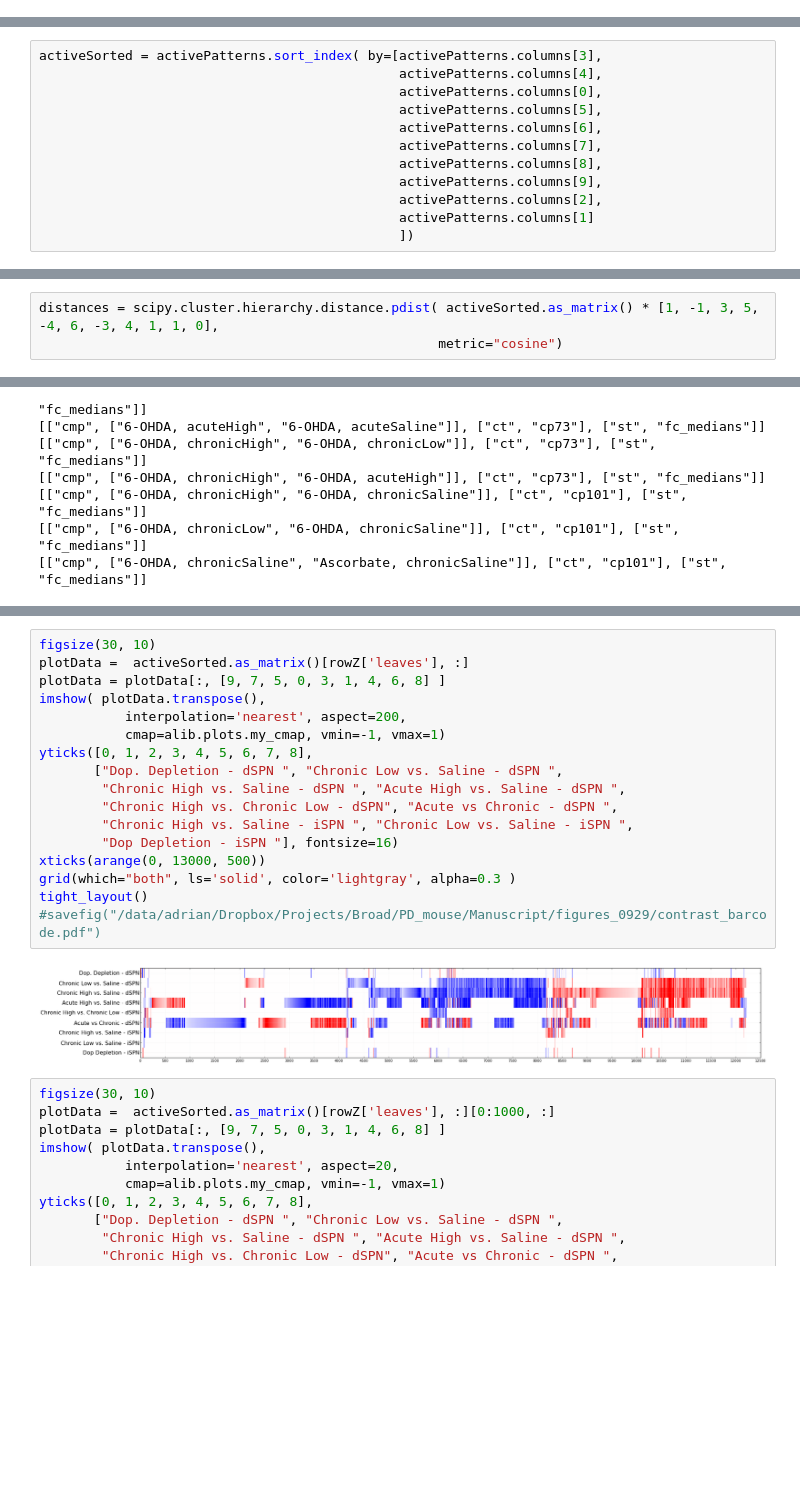
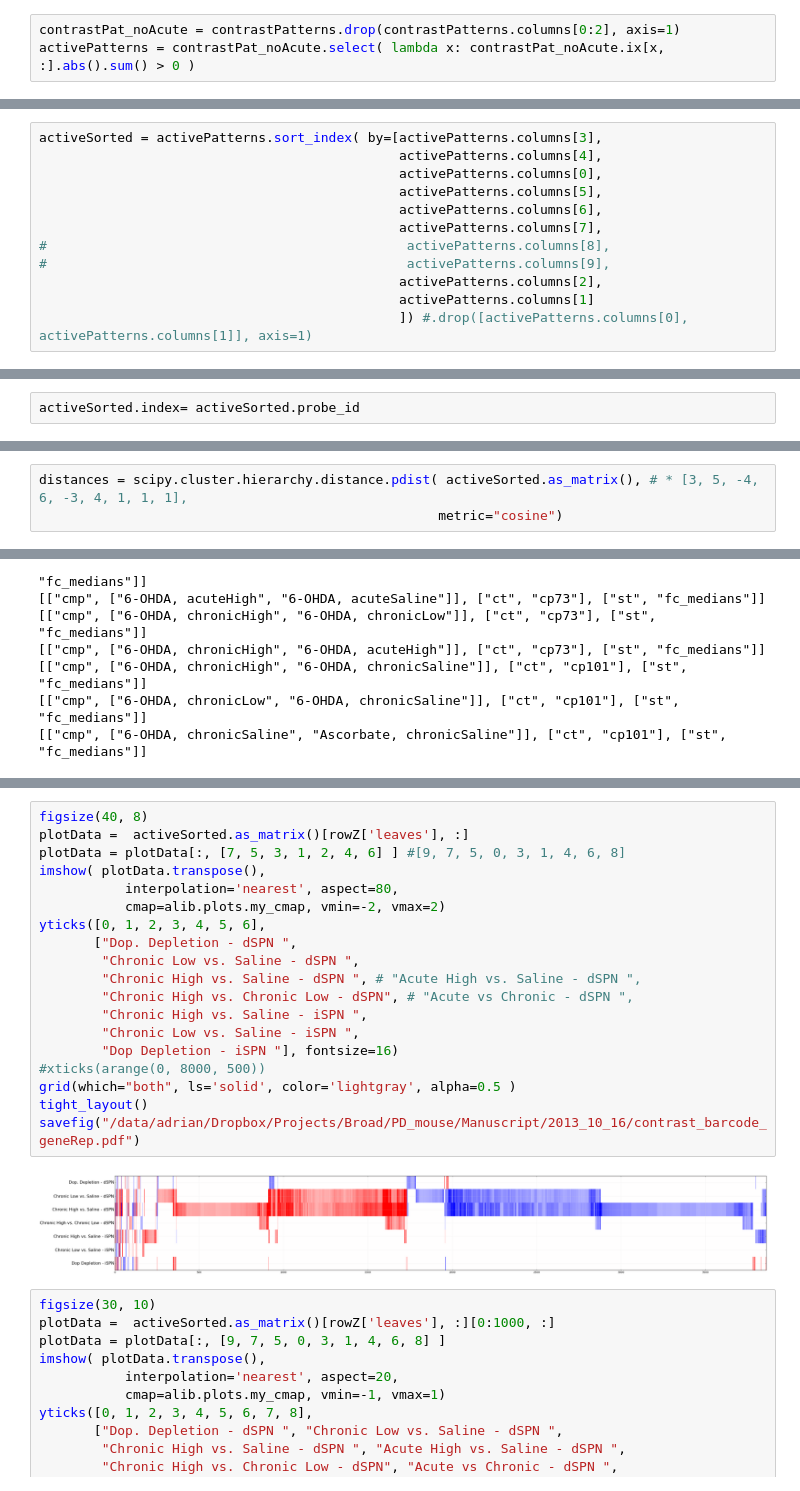
Before and after one commit to aheilbut/pdmouse, a Jupyter notebook: py/pd_chea.ipynb, the cells around one changed output, grey strips where cells are left out. Cells and saved outputs as stored; diff of their text form; blank space fills up the shorter version.

Commit message:
updates to figures for almost final version of pd paper

```diff
--- a/py/pd_chea.ipynb
+++ b/py/pd_chea.ipynb
@@ -910,0 +911,3 @@ dtypes: float64(10)
+# %%
+contrastPat_noAcute = contrastPatterns.drop(contrastPatterns.columns[0:2], axis=1)
+activePatterns = contrastPat_noAcute.select( lambda x: contrastPat_noAcute.ix[x, :].abs().sum() > 0 )
@@ -915,11 +931,11 @@ activeSorted = activePatterns.sort_index( by=[activePatterns.columns[3],
                                               activePatterns.columns[5],
                                               activePatterns.columns[6],
                                               activePatterns.columns[7],
-                                              activePatterns.columns[8],
-                                              activePatterns.columns[9],
+#                                              activePatterns.columns[8],
+#                                              activePatterns.columns[9],
                                               activePatterns.columns[2],
                                               activePatterns.columns[1]
-                                              ])
+                                              ]) #.drop([activePatterns.columns[0], activePatterns.columns[1]], axis=1)
 # %%
 import pd_analysis as pda
 # %%
@@ -929,6 +945,8 @@ for symbol, g in pda.mo430symbol.groupby("symbol").groups.items():
 gene_reps = pd.DataFrame( gene_reps )
 # %%
 activeSorted = activeSorted.merge(gene_reps, left_index=True, right_on="probe_id")
+# %%
+activeSorted.index= activeSorted.probe_id
 # %%
 activeSorted = activeSorted.drop( "probe_id", axis=1)
 activeSorted = activeSorted.drop( "symbol", axis=1)
@@ -981,5 +971,5 @@ array([[ -0.        ,  -0.        ,   0.        , ...,   0.        ,
 # %%
-distances = scipy.cluster.hierarchy.distance.pdist( activeSorted.as_matrix() * [1, -1, 3, 5, -4, 6, -3, 4, 1, 1, 0],
+distances = scipy.cluster.hierarchy.distance.pdist( activeSorted.as_matrix(), # * [3, 5, -4, 6, -3, 4, 1, 1, 1],
                                                    metric="cosine")
 # %%
 import sys
@@ -1028,22 +1018,24 @@ for c in activePatterns.columns[[9, 7, 5, 0, 3, 1, 4, 6, 8]]:
 # %%
-figsize(30, 10)
+figsize(40, 8)
 plotData =  activeSorted.as_matrix()[rowZ['leaves'], :]
-plotData = plotData[:, [9, 7, 5, 0, 3, 1, 4, 6, 8] ]
+plotData = plotData[:, [7, 5, 3, 1, 2, 4, 6] ] #[9, 7, 5, 0, 3, 1, 4, 6, 8]
 imshow( plotData.transpose(),
-           interpolation='nearest', aspect=200,
-           cmap=alib.plots.my_cmap, vmin=-1, vmax=1)
-yticks([0, 1, 2, 3, 4, 5, 6, 7, 8],
-       ["Dop. Depletion - dSPN ", "Chronic Low vs. Saline - dSPN ",
-        "Chronic High vs. Saline - dSPN ", "Acute High vs. Saline - dSPN ",
-        "Chronic High vs. Chronic Low - dSPN", "Acute vs Chronic - dSPN ",
-        "Chronic High vs. Saline - iSPN ", "Chronic Low vs. Saline - iSPN ",
+           interpolation='nearest', aspect=80,
+           cmap=alib.plots.my_cmap, vmin=-2, vmax=2)
+yticks([0, 1, 2, 3, 4, 5, 6],
+       ["Dop. Depletion - dSPN ",
+        "Chronic Low vs. Saline - dSPN ",
+        "Chronic High vs. Saline - dSPN ", # "Acute High vs. Saline - dSPN ",
+        "Chronic High vs. Chronic Low - dSPN", # "Acute vs Chronic - dSPN ",
+        "Chronic High vs. Saline - iSPN ",
+        "Chronic Low vs. Saline - iSPN ",
         "Dop Depletion - iSPN "], fontsize=16)
-xticks(arange(0, 13000, 500))
-grid(which="both", ls='solid', color='lightgray', alpha=0.3 )
+#xticks(arange(0, 8000, 500))
+grid(which="both", ls='solid', color='lightgray', alpha=0.5 )
 tight_layout()
-#savefig("/data/adrian/Dropbox/Projects/Broad/PD_mouse/Manuscript/figures_0929/contrast_barcode.pdf")
+savefig("/data/adrian/Dropbox/Projects/Broad/PD_mouse/Manuscript/2013_10_16/contrast_barcode_geneRep.pdf")
 # %% [output]
-[figure, old version]
+[figure, new version]
 # %%
 figsize(30, 10)
 plotData =  activeSorted.as_matrix()[rowZ['leaves'], :][0:1000, :]
```
Also changed, not shown: parts of 14 cells of this notebook, 3 other files.
